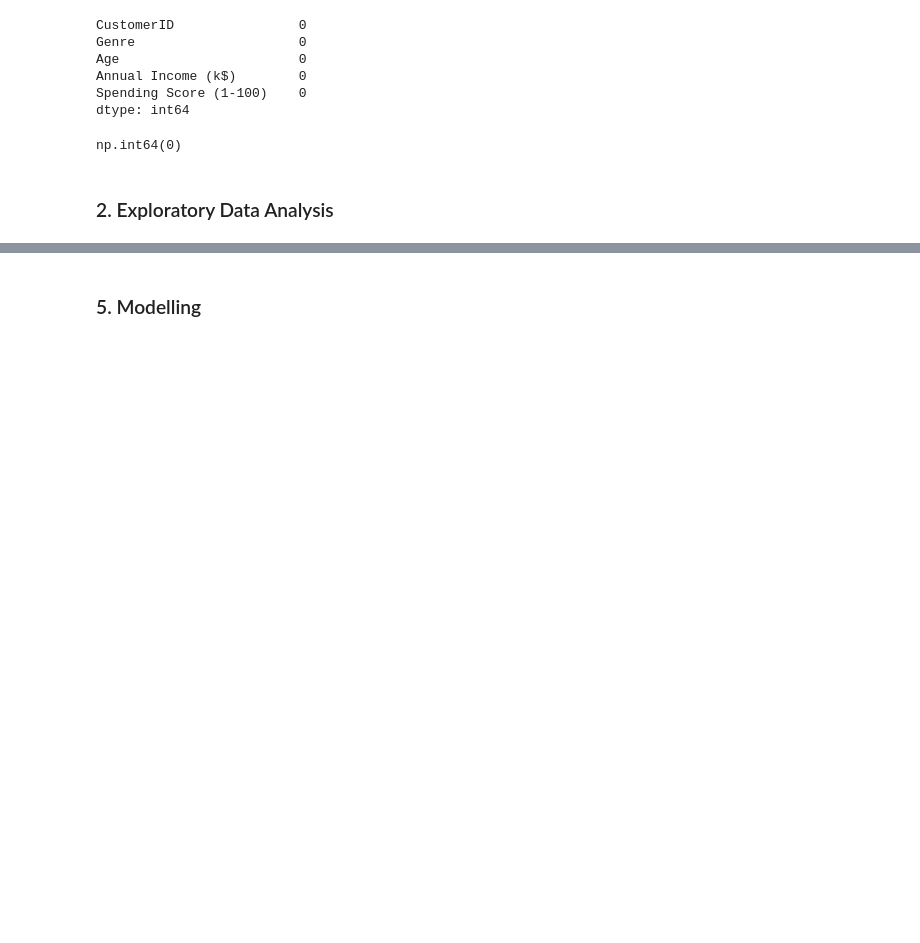
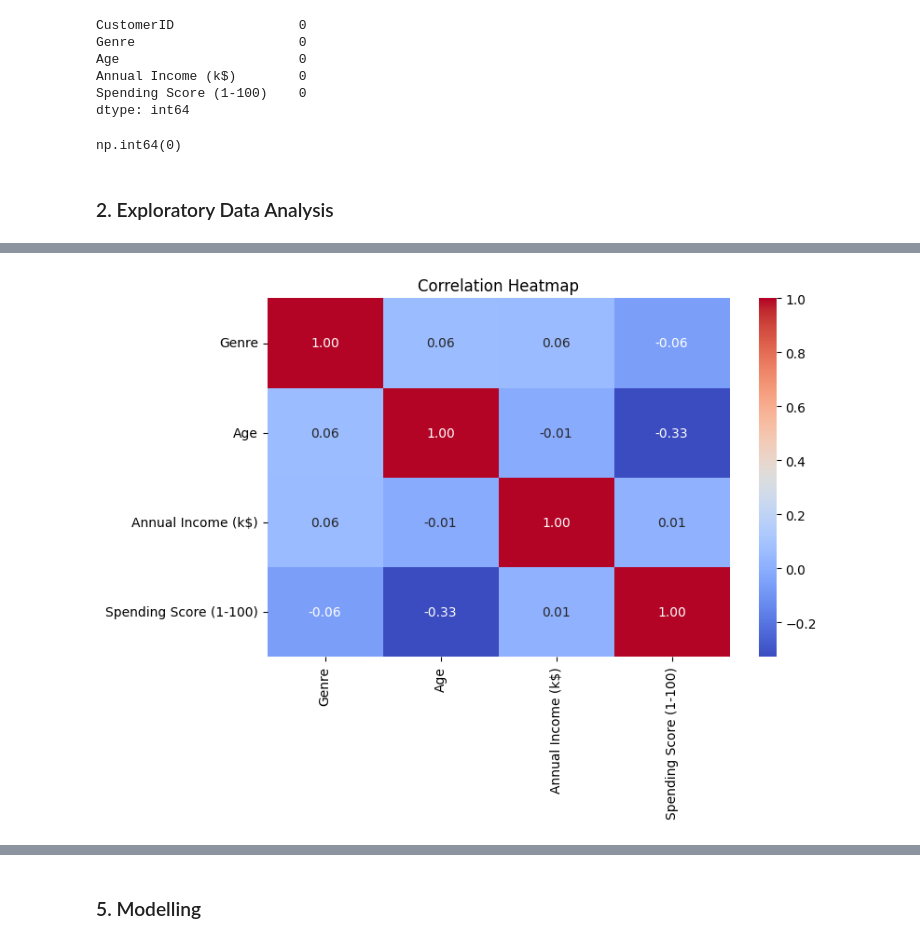
Before and after one commit to BrainsCorp/Data-Science-Stuff, a Jupyter notebook: Mall_Customer_Segmentation/mall_customer_segmentation_nb.ipynb, the cells around one changed output, grey strips where cells are left out. Cells and saved outputs as stored; diff of their text form; code cells hidden in the pictures; blank space fills up the shorter version.

```diff
--- a/Mall_Customer_Segmentation/mall_customer_segmentation_nb.ipynb
+++ b/Mall_Customer_Segmentation/mall_customer_segmentation_nb.ipynb
@@ -108,0 +193,14 @@ np.int64(0)
+# %%
+# =====================================
+# 5. Heatmap - Feature Correlation
+# =====================================
+# Observations:
+# - Weak correlations overall.
+# - Slight negative correlation between Age and Spending Score.
+# - Gender and Income show minimal direct correlation.
+plt.figure(figsize=(8, 5))
+sns.heatmap(df.corr(), annot=True, cmap="coolwarm", fmt=".2f")
+plt.title("Correlation Heatmap")
+plt.show()
+# %% [output]
+[figure, added]
```
Also changed, not shown: parts of 27 cells of this notebook.
